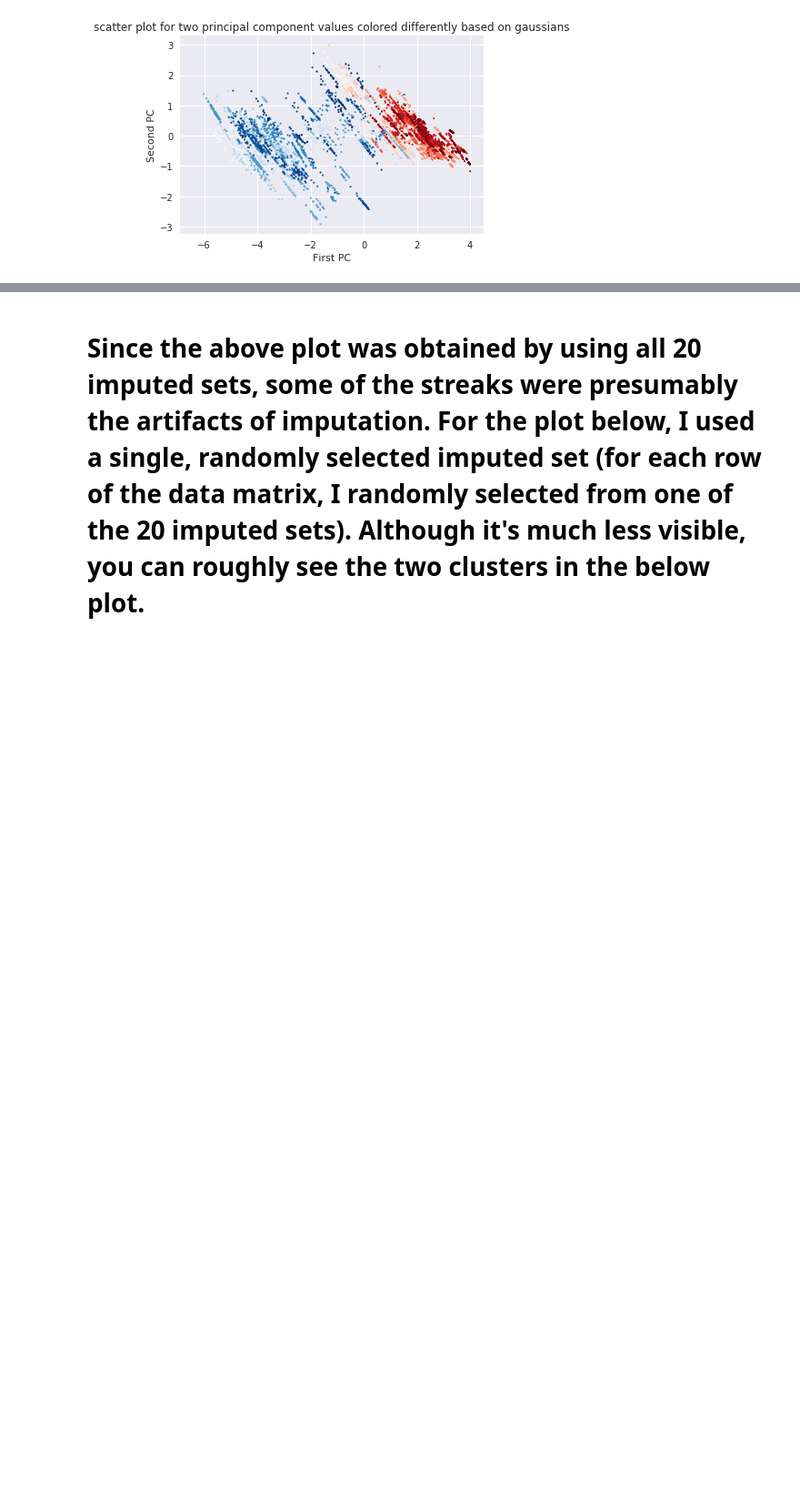
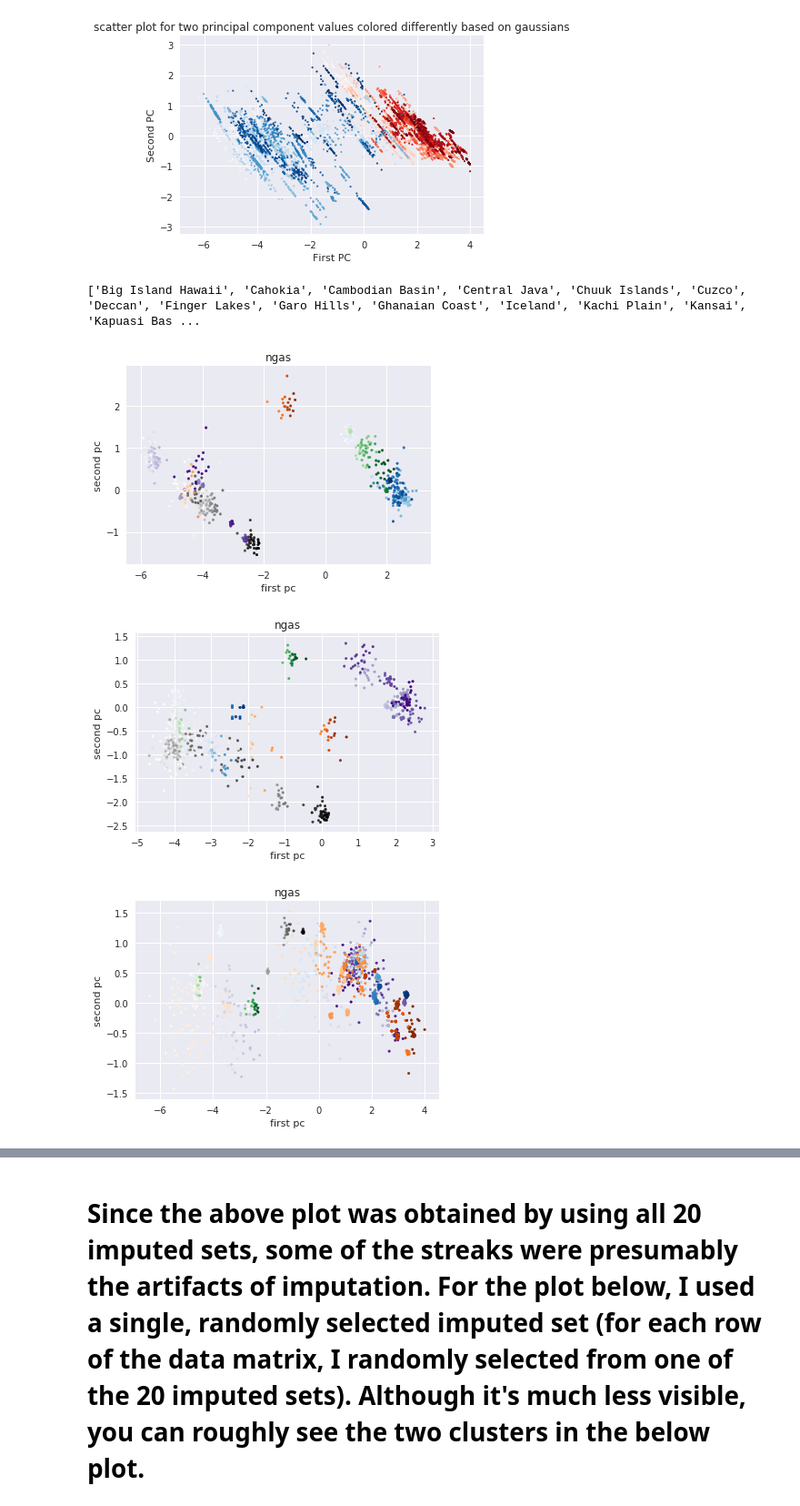
Before and after one commit to jaewshin/turchin, a Jupyter notebook: jupyter/histogram.ipynb, the cells around one changed output, grey strips where cells are left out. Shown at 91% size. Drawn from its saved outputs; the diff is of its cells as text; code cells hidden in the pictures; blank space fills up the shorter version.

Commit message:
histogram

```diff
--- a/jupyter/histogram.ipynb
+++ b/jupyter/histogram.ipynb
@@ -519,19 +535,19 @@ plt.close()
 # %%
 # mark dots differently based on which of the two gaussians they belong
 
-time = pnas_data1.loc[:, ['Time']].values
+times = pnas_data1.loc[:, ['Time']].values
 
 #fit GMM
-gmm = GMM(n_components=2).fit(data_mat)
+gmm = GMM(n_components=2).fit(data)
 cov = gmm.covariances_
-prob_distr = gmm.predict_proba(data_mat)
+prob_distr = gmm.predict_proba(data)
 
 # determine to which of the two gaussians each data point belongs by looking at probability distribution
 gauss1_idx = [i for i in range(len(prob_distr)) if prob_distr[i][0] >= prob_distr[i][1]]
 gauss2_idx = [j for j in range(len(prob_distr)) if prob_distr[j][1] >= prob_distr[j][0]]
 
-gauss1_time = [time[i] for i in gauss1_idx] # time for the first gaussian data
-gauss2_time = [time[j] for j in gauss2_idx] # time for the second gaussian data
+gauss1_time = [times[i] for i in gauss1_idx] # time for the first gaussian data
+gauss2_time = [times[j] for j in gauss2_idx] # time for the second gaussian data
 
 gauss1_pc1 = [data[:,0][i] for i in gauss1_idx] # first pc values for the first gaussian
 gauss2_pc1 = [data[:,0][j] for j in gauss2_idx] # first pc values for the second gaussian
@@ -574,3 +590,41 @@ plt.show()
 plt.close()
 # %% [output]
 [figure]
+# %%
+# Same scatter plot as above. Mark different NGAs with different colors
+
+nga_dict = {key:list() for key in ngas}
+
+for idx in range(len(data)):
+    nga = pnas_data1.loc[idx].NGA
+    nga_dict[nga].append((data[:,0][idx], data[:,1][idx], times[idx][0]))
+
+cmaps = ['Greys', 'Purples', 'Blues', 'Greens', 'Oranges', 'Reds',
+            'YlOrBr', 'PuRd', 'BuPu', 'GnBu']
+
+for i in range(6):
+    nga_split = ngas[5*i:5*i+5]
+    colors = iter(cm.rainbow(np.linspace(0, 1, len(nga_split))))
+
+    for i in range(len(nga_split)):
+        nga_pc1 = [i for i,_,_ in nga_dict[nga_split[i]]]
+        nga_pc2 = [j for _,j,_ in nga_dict[nga_split[i]]]
+        nga_time = [k for _,_,k in nga_dict[nga_split[i]]]
+
+        nga_pc1 = [x for _,x,_ in sorted(zip(nga_time, nga_pc1, nga_pc2))]
+        nga_pc2 = [y for _,_,y in sorted(zip(nga_time, nga_pc1, nga_pc2))]
+
+        assert len(nga_pc1) == len(nga_pc2)
+
+        plt.scatter(nga_pc1, nga_pc2, s=7, c=range(len(nga_pc1)), cmap = cmaps[i])
+
+    plt.title('ngas')
+    plt.xlabel('first pc')
+    plt.ylabel('second pc')
+    plt.show()
+    plt.close()
+# %% [output]
+['Big Island Hawaii', 'Cahokia', 'Cambodian Basin', 'Central Java', 'Chuuk Islands', 'Cuzco', 'Deccan', 'Finger Lakes', 'Garo Hills', 'Ghanaian Coast', 'Iceland', 'Kachi Plain', 'Kansai', 'Kapuasi Bas ...
+[figure, added]
+[figure, added]
+[figure, added]
```
Also changed, not shown: parts of 7 cells of this notebook.
